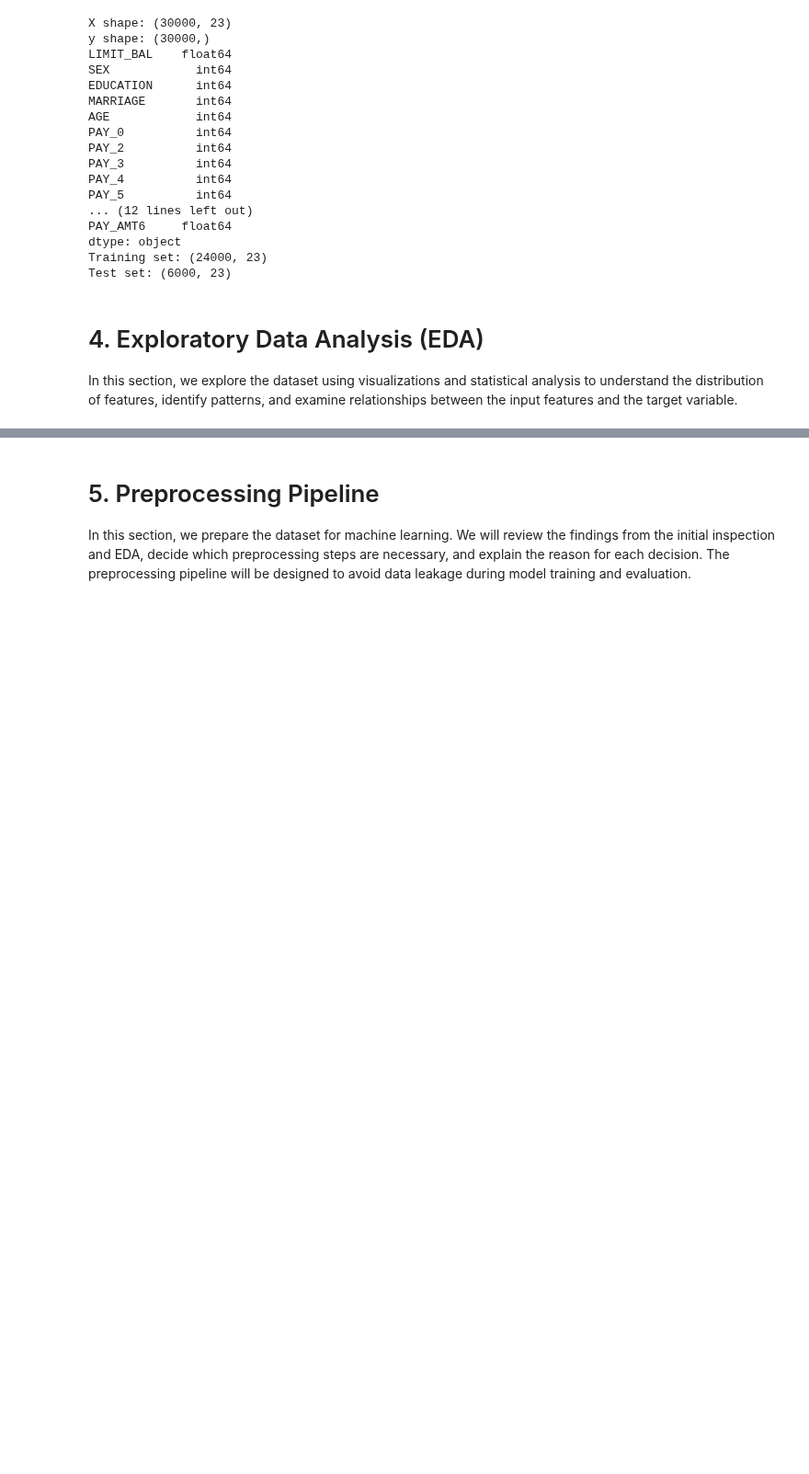
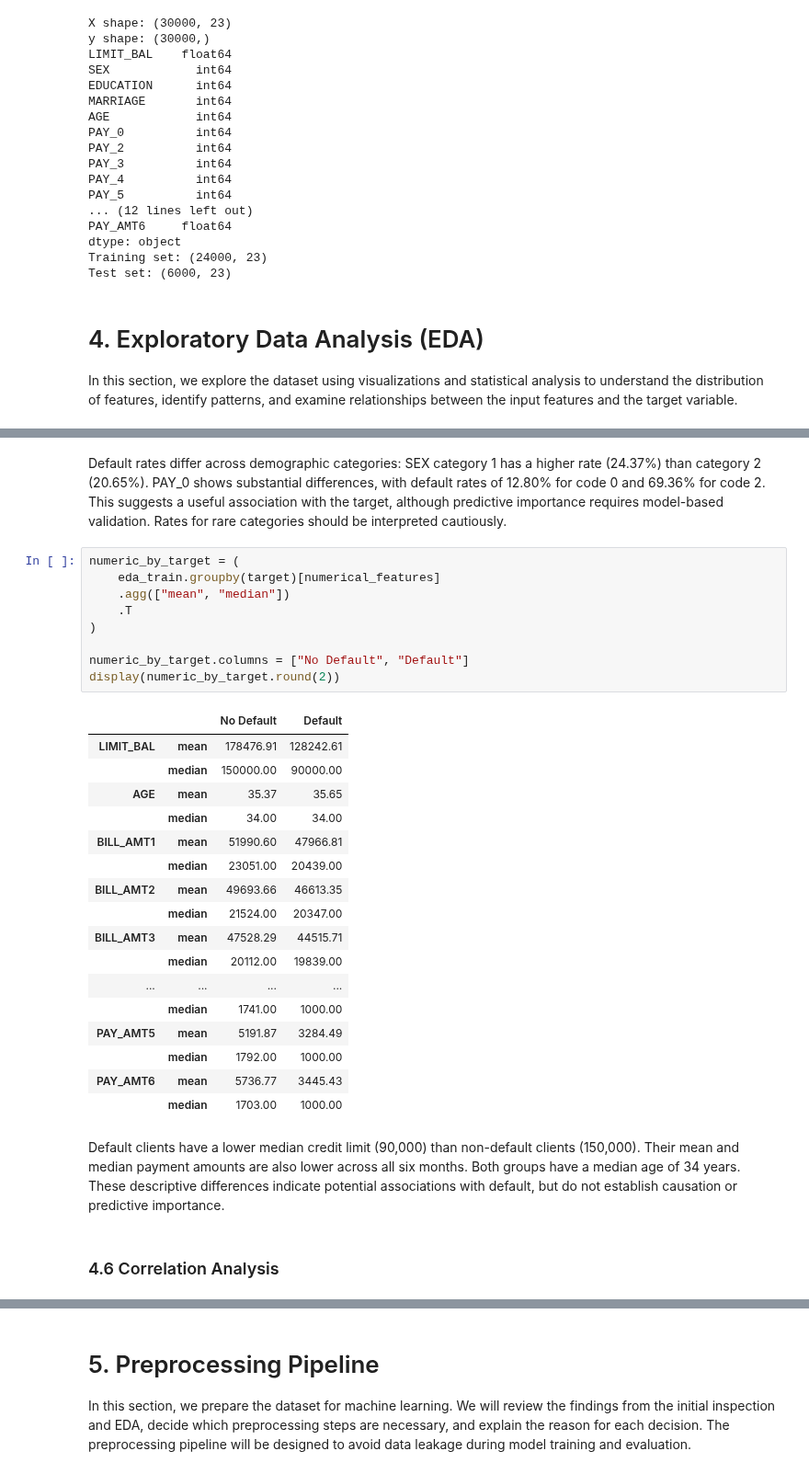
Before and after one commit to r-raghad/SWE485-Project-Group1, a Jupyter notebook: Phase1_Data_Exploration.ipynb, the cells around one changed output, grey strips where cells are left out. Shown at 92% size. Saved outputs shown, nothing was run; the diff lists cells and outputs as text; blank space fills up the shorter version.

```diff
--- a/Phase1_Data_Exploration.ipynb
+++ b/Phase1_Data_Exploration.ipynb
@@ -384,0 +591,33 @@ In this section, we explore the dataset using visualizations and statistical ana
+# %% [markdown]
+Default rates differ across demographic categories: SEX category 1 has a higher rate (24.37%) than category 2 (20.65%). PAY_0 shows substantial differences, with default rates of 12.80% for code 0 and 69.36% for code 2. This suggests a useful association with the target, although predictive importance requires model-based validation. Rates for rare categories should be interpreted cautiously.
+# %%
+numeric_by_target = (
+    eda_train.groupby(target)[numerical_features]
+    .agg(["mean", "median"])
+    .T
+)
+
+numeric_by_target.columns = ["No Default", "Default"]
+display(numeric_by_target.round(2))
+# %% [output]
+|  |  | No Default | Default |
+| LIMIT_BAL | mean | 178476.91 | 128242.61 |
+|  | median | 150000.00 | 90000.00 |
+| AGE | mean | 35.37 | 35.65 |
+|  | median | 34.00 | 34.00 |
+| BILL_AMT1 | mean | 51990.60 | 47966.81 |
+|  | median | 23051.00 | 20439.00 |
+| BILL_AMT2 | mean | 49693.66 | 46613.35 |
+|  | median | 21524.00 | 20347.00 |
+| BILL_AMT3 | mean | 47528.29 | 44515.71 |
+|  | median | 20112.00 | 19839.00 |
+| ... | ... | ... | ... |
+|  | median | 1741.00 | 1000.00 |
+| PAY_AMT5 | mean | 5191.87 | 3284.49 |
+|  | median | 1792.00 | 1000.00 |
+| PAY_AMT6 | mean | 5736.77 | 3445.43 |
+|  | median | 1703.00 | 1000.00 |
+# %% [markdown]
+Default clients have a lower median credit limit (90,000) than non-default clients (150,000). Their mean and median payment amounts are also lower across all six months. Both groups have a median age of 34 years. These descriptive differences indicate potential associations with default, but do not establish causation or predictive importance.
+# %% [markdown]
+### 4.6 Correlation Analysis
```
Also changed, not shown: parts of 21 cells of this notebook.
